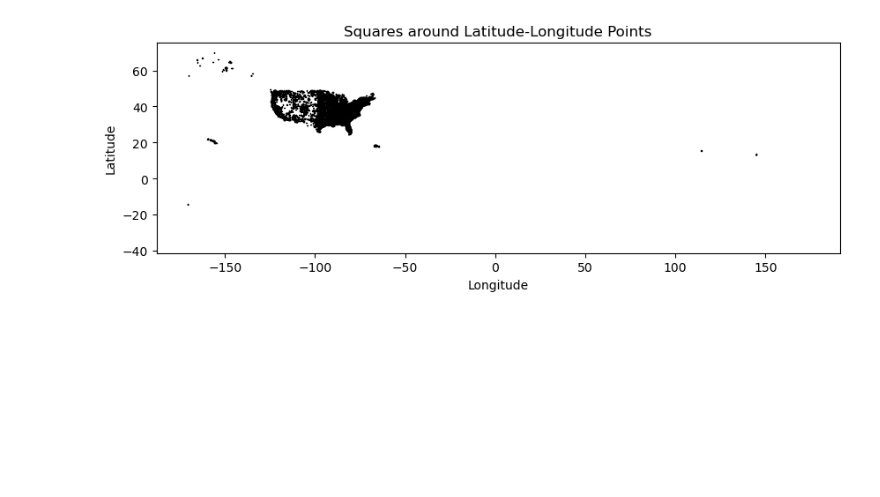
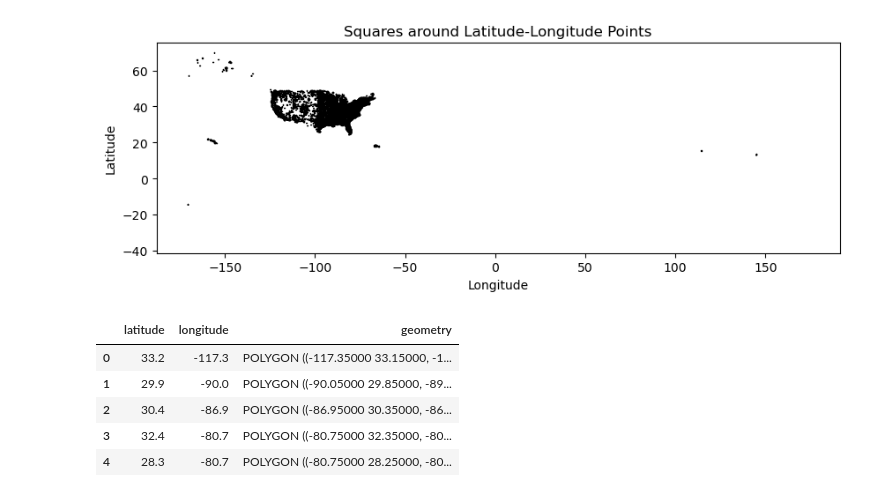
Before and after one commit to LayanKaushik/FloodClaimGeospatialImprovements, a Jupyter notebook: Code/Creation_of_geometries.ipynb, the cells around one changed output. Drawn from its saved outputs; the diff is of its cells as text; code cells hidden in the pictures; blank space fills up the shorter version.

```diff
--- a/Code/Creation_of_geometries.ipynb
+++ b/Code/Creation_of_geometries.ipynb
@@ -86,3 +86,12 @@ df_read = pd.read_parquet("C:/Users/Asus/Box/Flood Damage PredictionProject/Data
 
 # Convert the WKT strings back to geometries
 gdf_read = gpd.GeoDataFrame(df_read, geometry=df_read['geometry'].apply(lambda x: shapely.wkt.loads(x)))
+# %%
+gdf_read.head()
+# %% [output]
+|  | latitude | longitude | geometry |
+| 0 | 33.2 | -117.3 | POLYGON ((-117.35000 33.15000, -1... |
+| 1 | 29.9 | -90.0 | POLYGON ((-90.05000 29.85000, -89... |
+| 2 | 30.4 | -86.9 | POLYGON ((-86.95000 30.35000, -86... |
+| 3 | 32.4 | -80.7 | POLYGON ((-80.75000 32.35000, -80... |
+| 4 | 28.3 | -80.7 | POLYGON ((-80.75000 28.25000, -80... |
```
Also changed, not shown: 3 other files.
